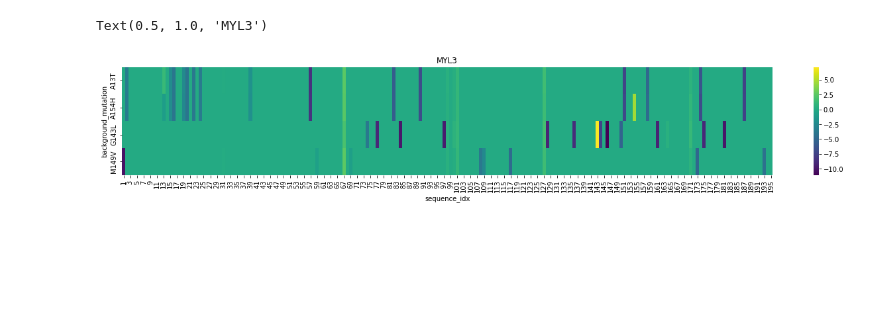
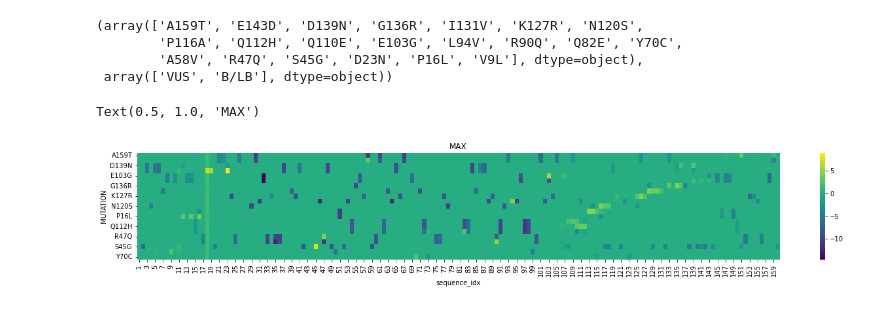
Before and after one commit to cx0/llm-for-clinical-variants, a Jupyter notebook: mutscan_plotting.ipynb, the cells around one changed output. Drawn from its saved outputs; the diff is of its cells as text; code cells hidden in the pictures; blank space fills up the shorter version.

```diff
--- a/mutscan_plotting.ipynb
+++ b/mutscan_plotting.ipynb
@@ -28,3 +28,4 @@ W	Trp	Tryptophan
 Y	Tyr	Tyrosine'''
 aa_df = pd.read_csv(StringIO(aa), sep='\t')
 aa_df
+aminoacids = aa_df['iupac']
@@ -66,0 +32,8 @@ mutscores_df.sort_values('score')
+# %%
+mutscores_df = pd.read_csv('results/mutscan_MAX.tsv', sep='\t')
+mutscores_df = mutscores_df.assign(
+    wt_residue=lambda df:df['MUTATION'].apply(lambda x: x[0]),
+    mut_idx=lambda df:df['MUTATION'].apply(lambda x: int(x[1:-1])),
+)
+mutscores_df = mutscores_df[(mutscores_df['residue'] != mutscores_df['wt_residue']) & (mutscores_df['residue'].isin(aminoacids))]
+mutscores_df.sort_values('score')
@@ -67,13 +54,22 @@ mutscores_df.sort_values('score')
+# %%
+mutscores_df['MUTATION'].unique(), mutscores_df['GROUP'].unique()
+# %% [output]
+(array(['A159T', 'E143D', 'D139N', 'G136R', 'I131V', 'K127R', 'N120S',
+        'P116A', 'Q112H', 'Q110E', 'E103G', 'L94V', 'R90Q', 'Q82E', 'Y70C',
+        'A58V', 'R47Q', 'S45G', 'D23N', 'P16L', 'V9L'], dtype=object),
+ array(['VUS', 'B/LB'], dtype=object))
 # %%
 plt.figure(figsize=(22,3))
 sns.heatmap(
-    data=(mutscores_df.groupby(['background_mutation', 'sequence_idx'])['score'].max()
+    data=(mutscores_df
+          .sort_values('mut_idx')
+          .groupby(['MUTATION', 'sequence_idx'])['score'].max()
           .reset_index()
-          .pivot(index='background_mutation', columns='sequence_idx', values='score')
+          .pivot(index='MUTATION', columns='sequence_idx', values='score')
          ),
     cmap='viridis'
 )
-plt.title('MYL3')
+plt.title(mutscores_df['GENE'].values[0])
 # %% [output]
-Text(0.5, 1.0, 'MYL3')
+Text(0.5, 1.0, 'MAX')
-[figure, old version]
+[figure, new version]
```
Also changed, not shown: parts of 4 cells of this notebook, 3 other files.
